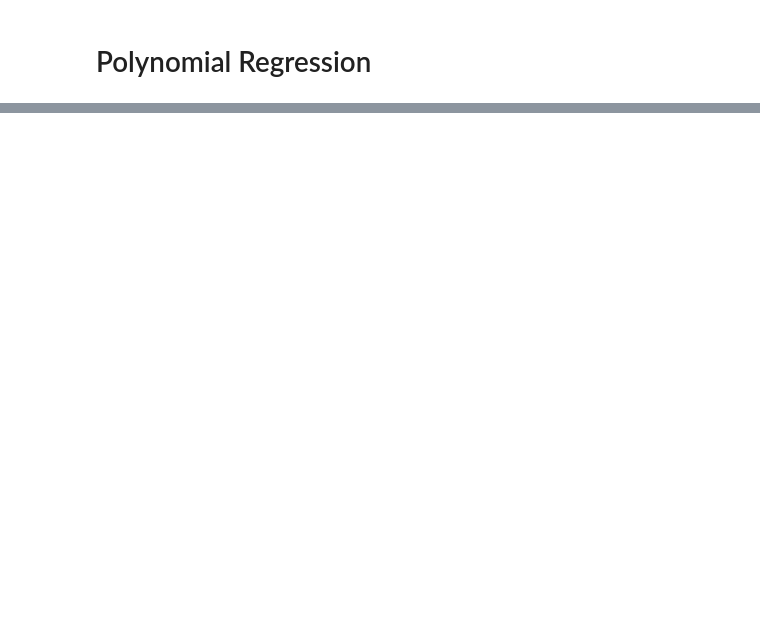
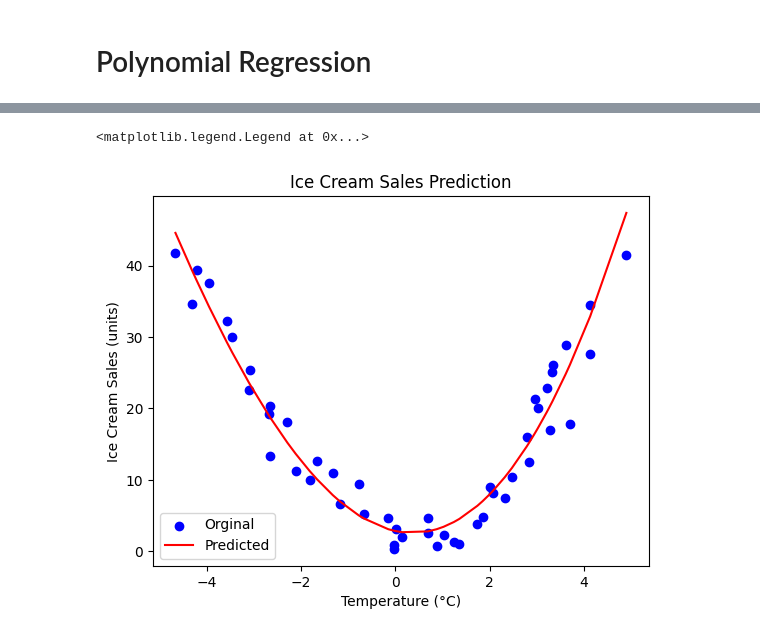
Before and after one commit to mdashik123456/ML, a Jupyter notebook: regression/polynomialRegression.ipynb, the cells around one changed output, grey strips where cells are left out. Drawn from its saved outputs; the diff is of its cells as text; code cells hidden in the pictures; blank space fills up the shorter version.

```diff
--- a/regression/polynomialRegression.ipynb
+++ b/regression/polynomialRegression.ipynb
@@ -4,0 +39,4 @@
+# %%
+pf = PolynomialFeatures(degree=3)
+x = pf.fit_transform(x)
+x
@@ -4,0 +61,10 @@
+# %%
+x_train, x_test, y_train, y_test = train_test_split(x, y, test_size=0.2, random_state=42)
+# %%
+lr = LinearRegression()
+lr.fit(x_train, y_train)
+
+print(lr.score(x_train, y_train))
+
+y_pred = lr.predict(x_test)
+y_pred
@@ -4,0 +83,12 @@
+# %%
+prd = lr.predict(x)
+# %%
+plt.scatter(df["Temperature (°C)"], df["Ice Cream Sales (units)"], color='blue')
+plt.plot(df["Temperature (°C)"], prd, color='red', label='Predicted')
+plt.title('Ice Cream Sales Prediction')
+plt.xlabel('Temperature (°C)')
+plt.ylabel('Ice Cream Sales (units)')
+plt.legend(["Orginal", "Predicted"])
+# %% [output]
+<matplotlib.legend.Legend at 0x...>
+[figure, added]
```
Also changed, not shown: parts of 8 cells of this notebook, 2 other files.
